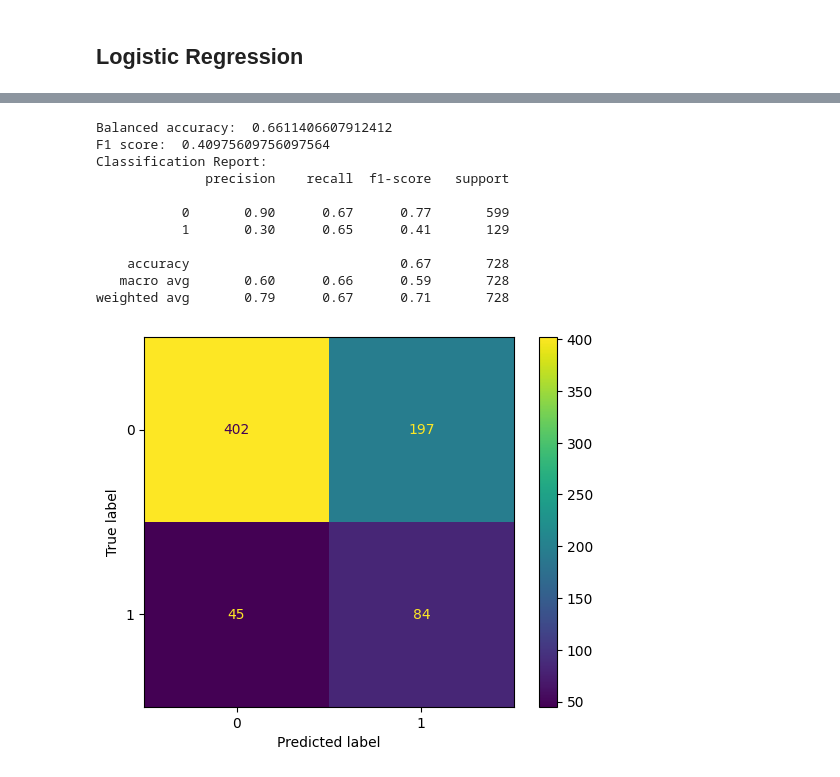
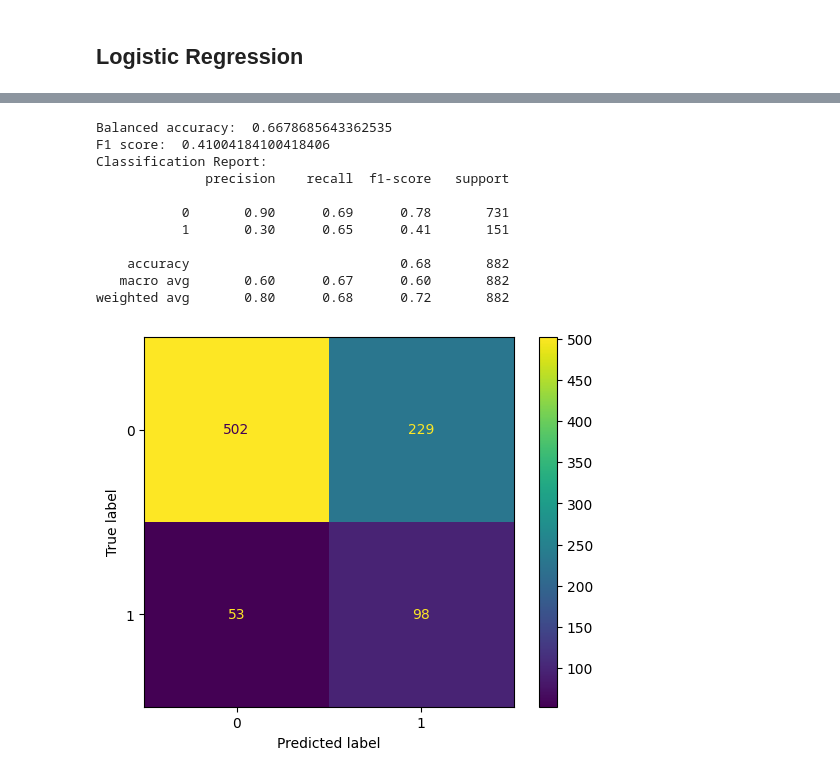
Before and after one commit to Natalia409634/Grupo7-practica2-ML, a Jupyter notebook: G7_P2_ML.ipynb, the cells around one changed output, grey strips where cells are left out. Saved outputs shown, nothing was run; the diff lists cells and outputs as text; code cells hidden in the pictures.

```diff
--- a/G7_P2_ML.ipynb
+++ b/G7_P2_ML.ipynb
@@ -325,8 +325,6 @@ from sklearn.model_selection import train_test_split
 X = data_df.drop('Attrition', axis=1)
 y = data_df['Attrition']
 
-X_train, X_rem, y_train, y_rem = train_test_split(X, y, train_size=0.67, random_state=7)
-
-X_valid, X_test, y_valid, y_test = train_test_split(X_rem, y_rem, test_size=0.5, random_state=7)
+X_train, X_test, y_train, y_test = train_test_split(X, y, train_size=0.8, random_state=7)
 # %% [markdown]
 Realizamos la separación en conjuntos empleando train_test_split siguiendo las recomendaciones del profesor dadas en clase.
@@ -370,49 +341,43 @@ X_train_std = pd.DataFrame(X_train_std, columns=data_df.columns.values[:-1])
 # %%
 sc_X = StandardScaler()
 
-X_valid_std = sc_X.fit_transform(X_valid)
-X_valid_std = pd.DataFrame(X_valid_std, columns=data_df.columns.values[:-1])
+X_test_std = sc_X.fit_transform(X_test)
+X_test_std = pd.DataFrame(X_test_std, columns=data_df.columns.values[:-1])
 # %%
 from sklearn.metrics import balanced_accuracy_score, f1_score, confusion_matrix, ConfusionMatrixDisplay, classification_report
 from sklearn import metrics
 
-scaler = StandardScaler()
 lr = LogisticRegression(random_state = 7, class_weight="balanced")
 
+# Entrenamos
 start = time.time()
 lr.fit(X_train_std, y_train)
 lr_time = time.time() - start
 
-y_pred = lr.predict(X_valid_std)
+y_pred = lr.predict(X_test_std)
 
-# Calcular la métrica de balanced_accuracy
-balanced_acc = balanced_accuracy_score(y_valid, y_pred)
+balanced_acc = balanced_accuracy_score(y_test, y_pred)
 
-# Calcular la métrica de f1
-f1 = f1_score(y_valid, y_pred)
+f1 = f1_score(y_test, y_pred)
 
-r2_lr = metrics.r2_score(y_valid, y_pred)
-
-cm = confusion_matrix(y_valid, y_pred)
+cm = confusion_matrix(y_test, y_pred)
 ConfusionMatrixDisplay(cm).plot()
 plt.grid(False)
 
 print("Balanced accuracy: ", balanced_acc)
 print("F1 score: ", f1)
-
-result = metrics.classification_report(y_valid, y_pred)
 print("Classification Report:",)
-print (result)
+print(classification_report(y_test, y_pred))
 # %% [output]
-Balanced accuracy:  0.6611406607912412
-F1 score:  0.40975609756097564
+Balanced accuracy:  0.6678685643362535
+F1 score:  0.41004184100418406
 Classification Report:
               precision    recall  f1-score   support
 
-           0       0.90      0.67      0.77       599
-           1       0.30      0.65      0.41       129
+           0       0.90      0.69      0.78       731
+           1       0.30      0.65      0.41       151
 
-    accuracy                           0.67       728
-   macro avg       0.60      0.66      0.59       728
-weighted avg       0.79      0.67      0.71       728
+    accuracy                           0.68       882
+   macro avg       0.60      0.67      0.60       882
+weighted avg       0.80      0.68      0.72       882
-[figure, old version]
+[figure, new version]
```
Also changed, not shown: parts of 16 cells of this notebook.
